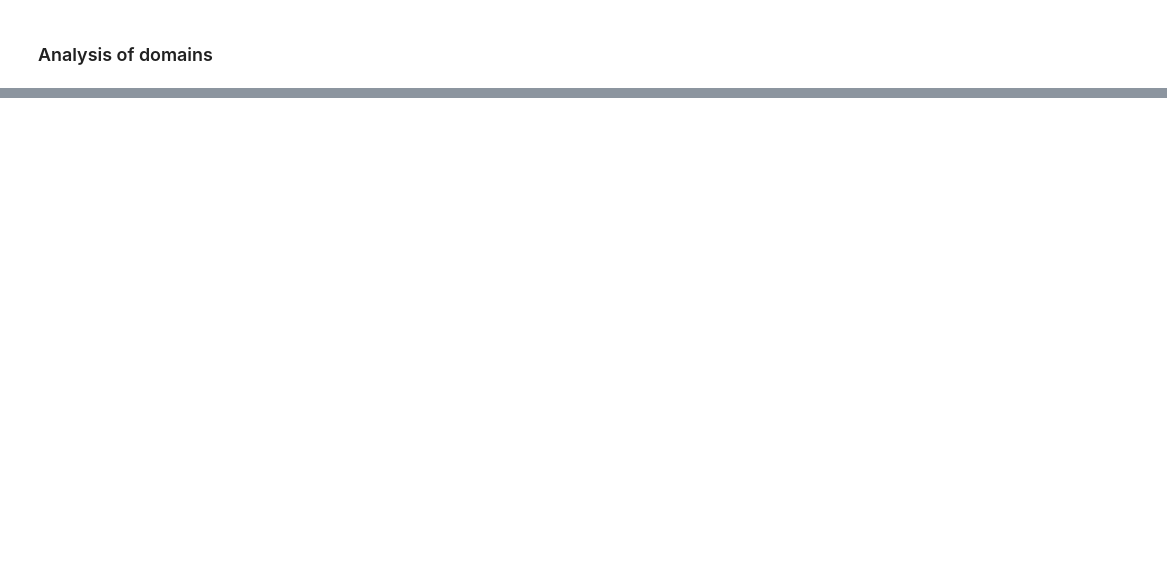
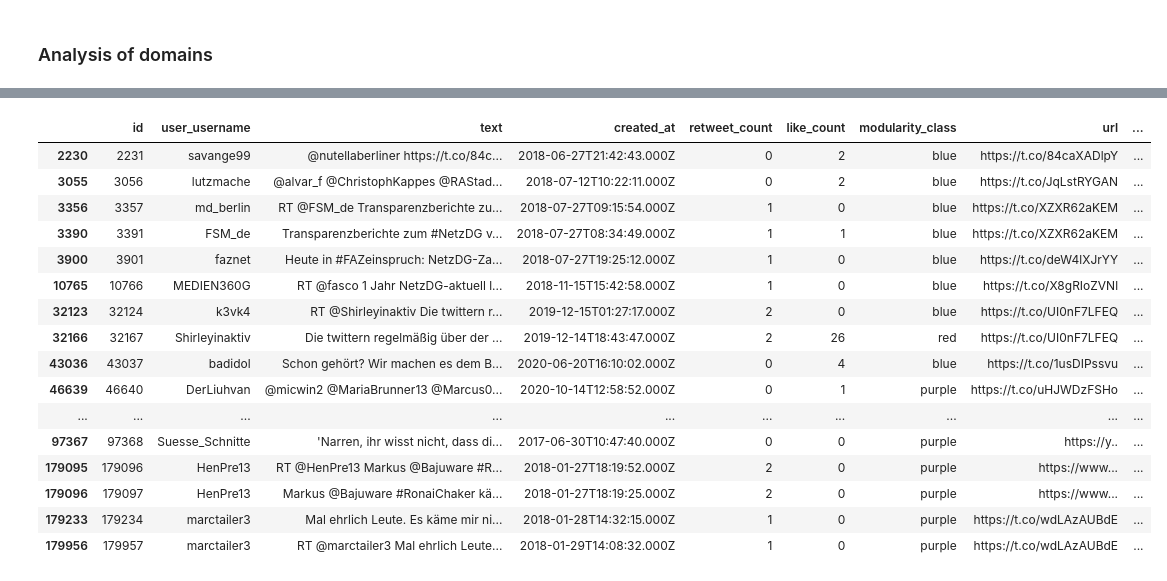
Before and after one commit to caiocmello/netzdg, a Jupyter notebook: NetzDG_URLs.ipynb, the cells around one changed output, grey strips where cells are left out. Saved outputs shown, nothing was run; the diff lists cells and outputs as text; code cells hidden in the pictures; blank space fills up the shorter version.

Commit message:
NetzDG Url update for all users

```diff
--- a/NetzDG_URLs.ipynb
+++ b/NetzDG_URLs.ipynb
@@ -106,0 +397,4 @@ print(cluster_counts)
+# %%
+nan_rows = df[df['original_url'].isna()]
+# %%
+nan_rows['url'] = nan_rows['url'].str[:-1]
@@ -106,0 +458,2 @@ print(cluster_counts)
+# %%
+nan_rows = nan_rows.drop(columns=['original_url'])
@@ -106,0 +469,4 @@ print(cluster_counts)
+# %%
+nan_rows['original_url'] = nan_rows['url'].map(
+    dataframe.set_index('url')['original_url']
+)
@@ -106,0 +482,20 @@ print(cluster_counts)
+# %%
+nan_rows[nan_rows['original_url'].isna()]
+# %% [output]
+|  | id | user_username | text | created_at | retweet_count | like_count | modularity_class | url | ... |
+| 2230 | 2231 | savange99 | @nutellaberliner https://t.co/84c... | 2018-06-27T21:42:43.000Z | 0 | 2 | blue | https://t.co/84caXADlpY | ... |
+| 3055 | 3056 | lutzmache | @alvar_f @ChristophKappes @RAStad... | 2018-07-12T10:22:11.000Z | 0 | 2 | blue | https://t.co/JqLstRYGAN | ... |
+| 3356 | 3357 | md_berlin | RT @FSM_de Transparenzberichte zu... | 2018-07-27T09:15:54.000Z | 1 | 0 | blue | https://t.co/XZXR62aKEM | ... |
+| 3390 | 3391 | FSM_de | Transparenzberichte zum #NetzDG v... | 2018-07-27T08:34:49.000Z | 1 | 1 | blue | https://t.co/XZXR62aKEM | ... |
+| 3900 | 3901 | faznet | Heute in #FAZeinspruch: NetzDG-Za... | 2018-07-27T19:25:12.000Z | 1 | 0 | blue | https://t.co/deW4lXJrYY | ... |
+| 10765 | 10766 | MEDIEN360G | RT @fasco 1 Jahr NetzDG-aktuell l... | 2018-11-15T15:42:58.000Z | 1 | 0 | blue | https://t.co/X8gRIoZVNl | ... |
+| 32123 | 32124 | k3vk4 | RT @Shirleyinaktiv Die twittern r... | 2019-12-15T01:27:17.000Z | 2 | 0 | blue | https://t.co/UI0nF7LFEQ | ... |
+| 32166 | 32167 | Shirleyinaktiv | Die twittern regelmäßig über der ... | 2019-12-14T18:43:47.000Z | 2 | 26 | red | https://t.co/UI0nF7LFEQ | ... |
+| 43036 | 43037 | badidol | Schon gehört? Wir machen es dem B... | 2020-06-20T16:10:02.000Z | 0 | 4 | blue | https://t.co/1usDIPssvu | ... |
+| 46639 | 46640 | DerLiuhvan | @micwin2 @MariaBrunner13 @Marcus0... | 2020-10-14T12:58:52.000Z | 0 | 1 | purple | https://t.co/uHJWDzFSHo | ... |
+| ... | ... | ... | ... | ... | ... | ... | ... | ... | ... |
+| 97367 | 97368 | Suesse_Schnitte | 'Narren, ihr wisst nicht, dass di... | 2017-06-30T10:47:40.000Z | 0 | 0 | purple | https://y.. | ... |
+| 179095 | 179096 | HenPre13 | RT @HenPre13 Markus @Bajuware‍ #R... | 2018-01-27T18:19:52.000Z | 2 | 0 | purple | https://www... | ... |
+| 179096 | 179097 | HenPre13 | Markus @Bajuware‍ #RonaiChaker kä... | 2018-01-27T18:19:25.000Z | 2 | 0 | purple | https://www... | ... |
+| 179233 | 179234 | marctailer3 | Mal ehrlich Leute. Es käme mir ni... | 2018-01-28T14:32:15.000Z | 1 | 0 | purple | https://t.co/wdLAzAUBdE | ... |
+| 179956 | 179957 | marctailer3 | RT @marctailer3 Mal ehrlich Leute... | 2018-01-29T14:08:32.000Z | 1 | 0 | purple | https://t.co/wdLAzAUBdE | ... |
```
Also changed, not shown: parts of 41 cells of this notebook.
